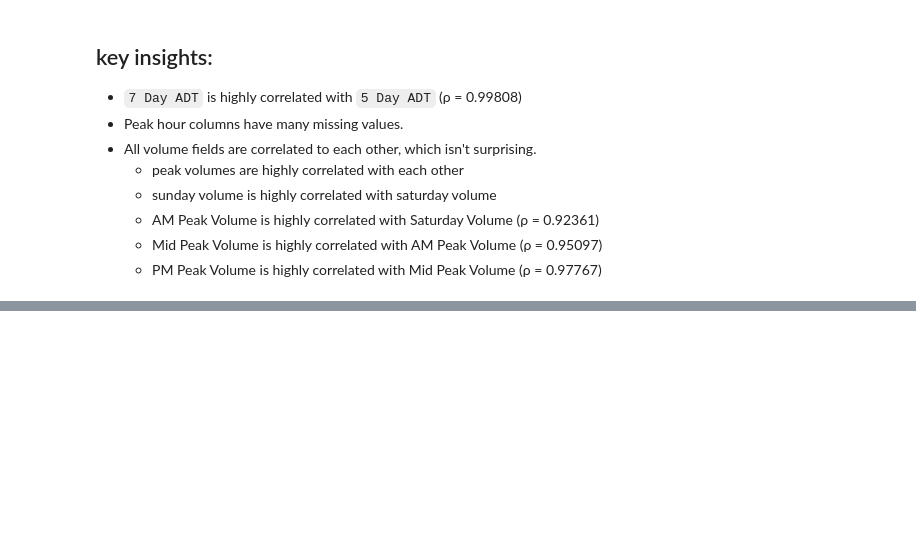
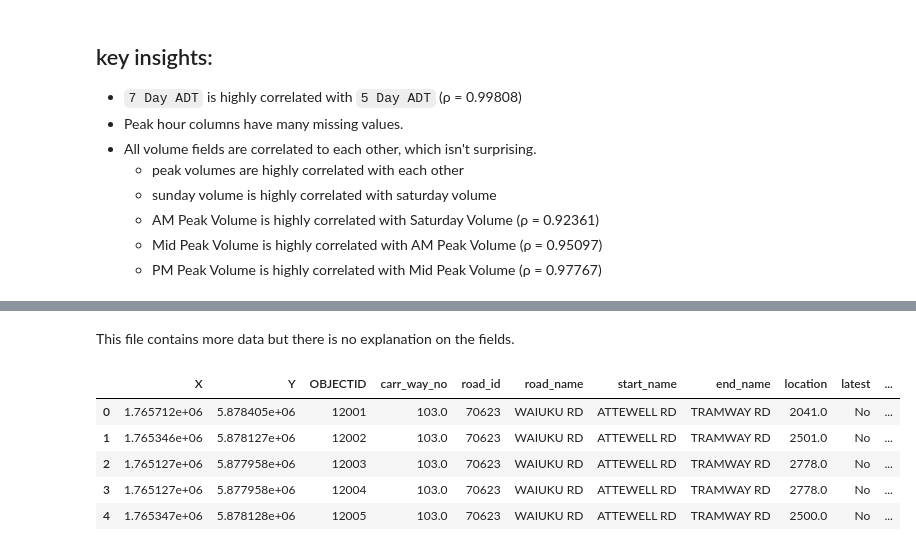
Before and after one commit to klin059/Auckland_traffic_analysis, a Jupyter notebook: 1_data_cleaning.ipynb, the cells around one changed output, grey strips where cells are left out. Saved outputs shown, nothing was run; the diff lists cells and outputs as text; code cells hidden in the pictures; blank space fills up the shorter version.

```diff
--- a/1_data_cleaning.ipynb
+++ b/1_data_cleaning.ipynb
@@ -199,0 +209,15 @@ Since traffic volumes are highly correlated with each other, we will focus on an
+# %% [markdown]
+This file contains more data but there is no explanation on the fields.
+# %%
+df2 = pd.read_csv(r'data/Average_Daily_Traffic_Counts.csv') #, parse_dates = ['count_date'], date_parser = lambda x: x[:10])
+df2['count_date'] = df2['count_date'].str[:10]
+df2['count_date'] = pd.to_datetime(df2['count_date'])
+# df2.set_index('count_date', inplace = True)
+display_all(df2.head())
+# %% [output]
+|  | X | Y | OBJECTID | carr_way_no | road_id | road_name | start_name | end_name | location | latest | ... |
+| 0 | 1.765712e+06 | 5.878405e+06 | 12001 | 103.0 | 70623 | WAIUKU RD | ATTEWELL RD | TRAMWAY RD | 2041.0 | No | ... |
+| 1 | 1.765346e+06 | 5.878127e+06 | 12002 | 103.0 | 70623 | WAIUKU RD | ATTEWELL RD | TRAMWAY RD | 2501.0 | No | ... |
+| 2 | 1.765127e+06 | 5.877958e+06 | 12003 | 103.0 | 70623 | WAIUKU RD | ATTEWELL RD | TRAMWAY RD | 2778.0 | No | ... |
+| 3 | 1.765127e+06 | 5.877958e+06 | 12004 | 103.0 | 70623 | WAIUKU RD | ATTEWELL RD | TRAMWAY RD | 2778.0 | No | ... |
+| 4 | 1.765347e+06 | 5.878128e+06 | 12005 | 103.0 | 70623 | WAIUKU RD | ATTEWELL RD | TRAMWAY RD | 2500.0 | No | ... |
```
Also changed, not shown: parts of 37 cells of this notebook, 23 other files.
